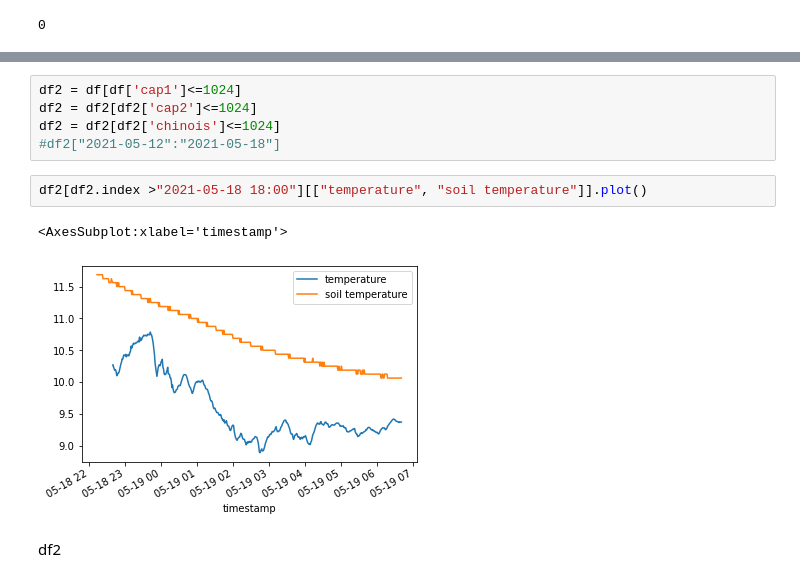
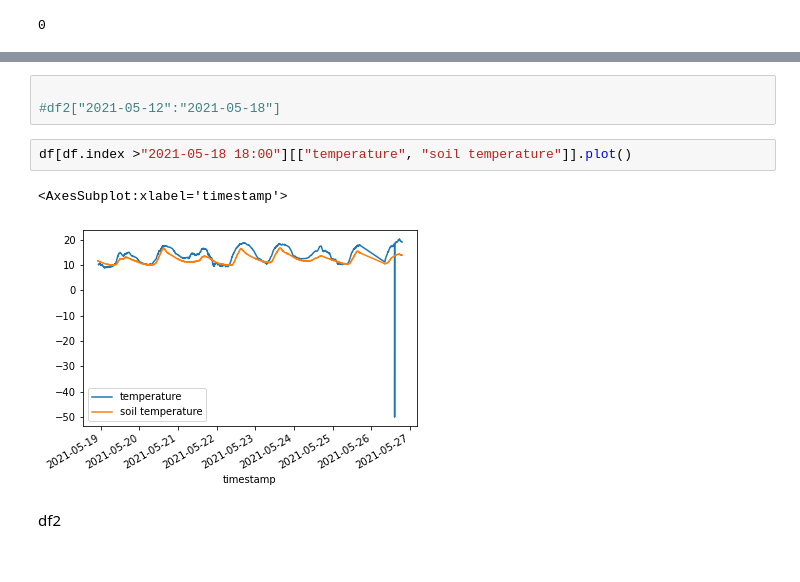
Before and after one commit to Iomys/E2_watering, a Jupyter notebook: report/Analyse des capteur.ipynb, the cells around one changed output, grey strips where cells are left out. Drawn from its saved outputs; the diff is of its cells as text.

```diff
--- a/report/Analyse des capteur.ipynb
+++ b/report/Analyse des capteur.ipynb
@@ -18,12 +34,10 @@ df = pd.read_csv('soil_moisture.csv', parse_dates=True,index_col='timestamp',sep
 # %%
-df2 = df[df['cap1']<=1024]
-df2 = df2[df2['cap2']<=1024]
-df2 = df2[df2['chinois']<=1024]
+
 #df2["2021-05-12":"2021-05-18"]
 # %%
-df2[df2.index >"2021-05-18 18:00"][["temperature", "soil temperature"]].plot()
+df[df.index >"2021-05-18 18:00"][["temperature", "soil temperature"]].plot()
 # %% [output]
 <AxesSubplot:xlabel='timestamp'>
-[figure, old version]
+[figure, new version]
 # %% [markdown]
 df2
```
Also changed, not shown: parts of 5 cells of this notebook.
